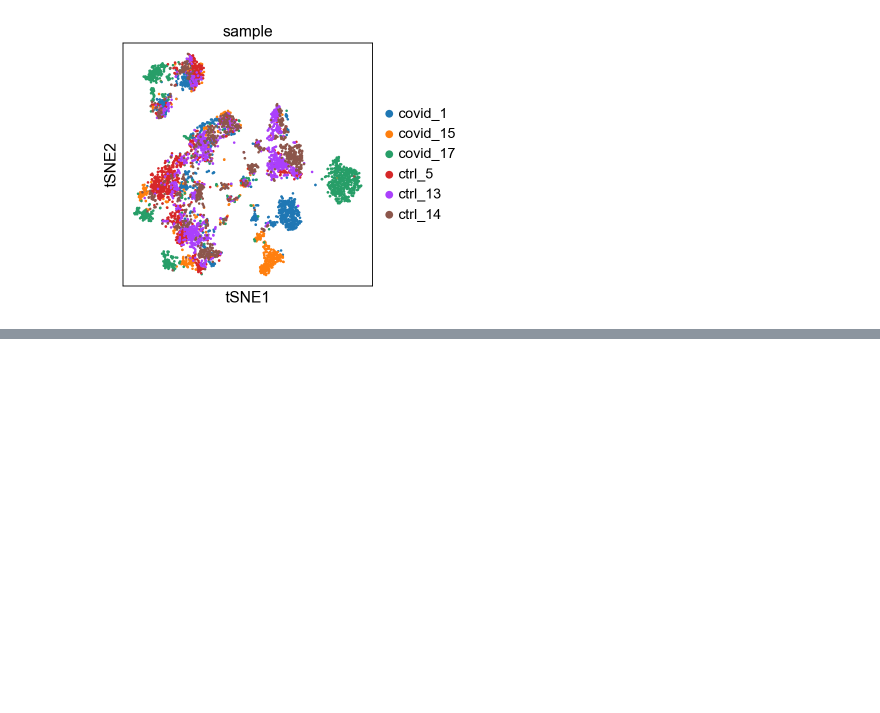
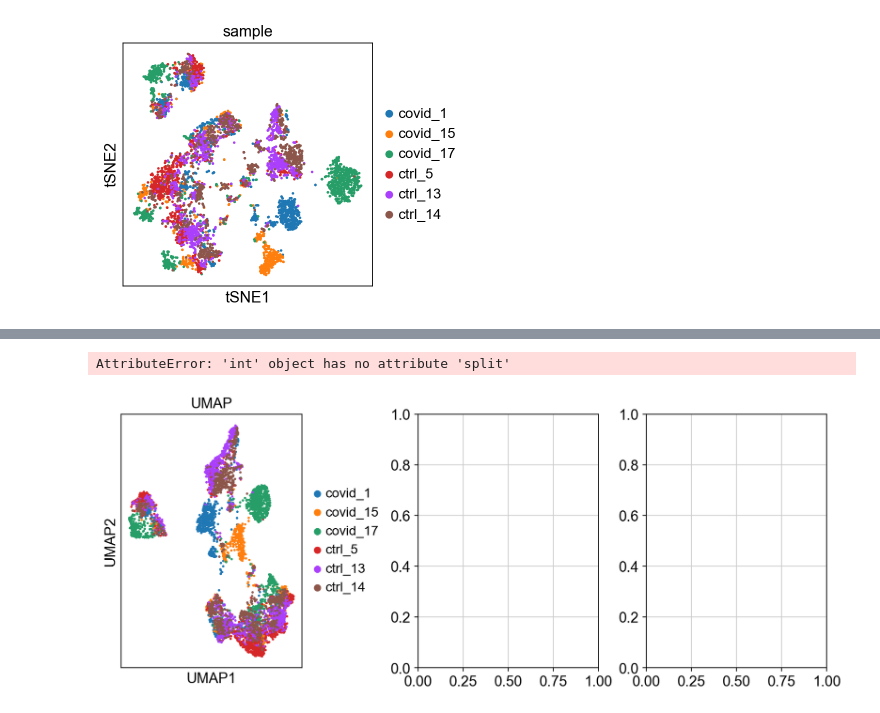
Before and after one commit to mujtababarsi/Covid-19-single-cell-analysis-Scanpy, a Jupyter notebook: Dimensionality reduction.ipynb, the cells around one changed output, grey strips where cells are left out. Saved outputs shown, nothing was run; the diff lists cells and outputs as text; code cells hidden in the pictures; blank space fills up the shorter version.

```diff
--- a/Dimensionality reduction.ipynb
+++ b/Dimensionality reduction.ipynb
@@ -128,0 +158,7 @@ sc.pl.tsne(adata, color='sample')
+# %%
+fig, axs = plt.subplots(1, 3, figsize=(10,4),constrained_layout=True)
+
+sc.pl.umap(adata, color='sample',  title="UMAP", show=False, ax=axs[0])
+# %% [output]
+AttributeError: 'int' object has no attribute 'split'
+[figure, added]
```
Also changed, not shown: parts of 6 cells of this notebook.
